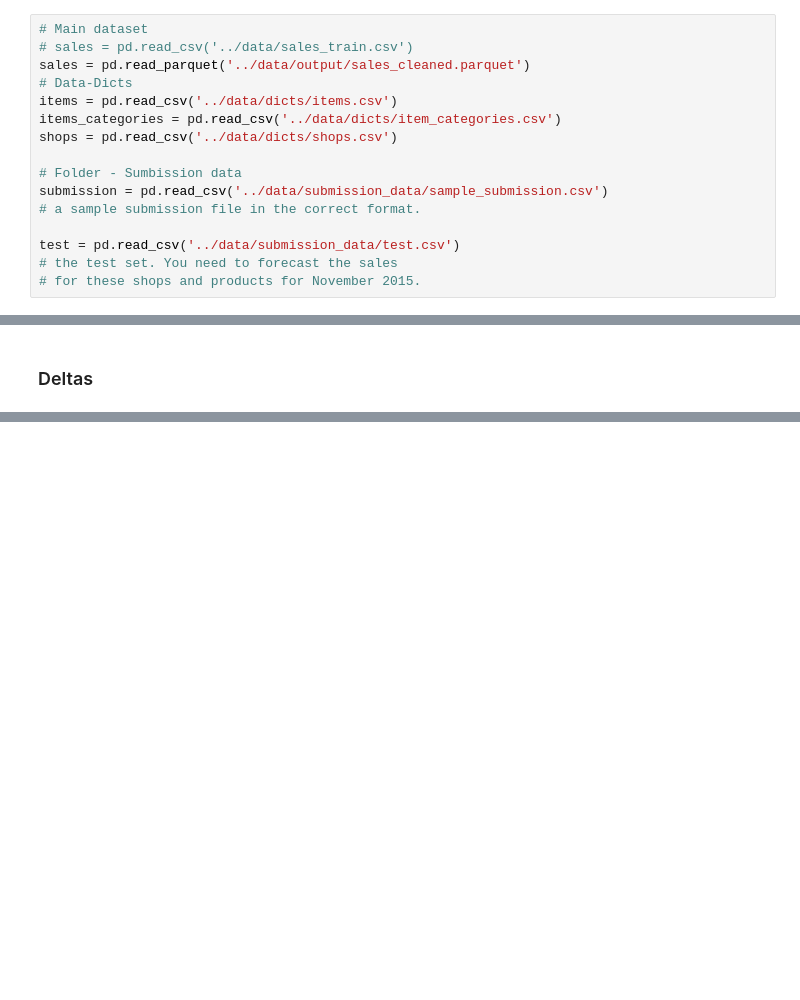
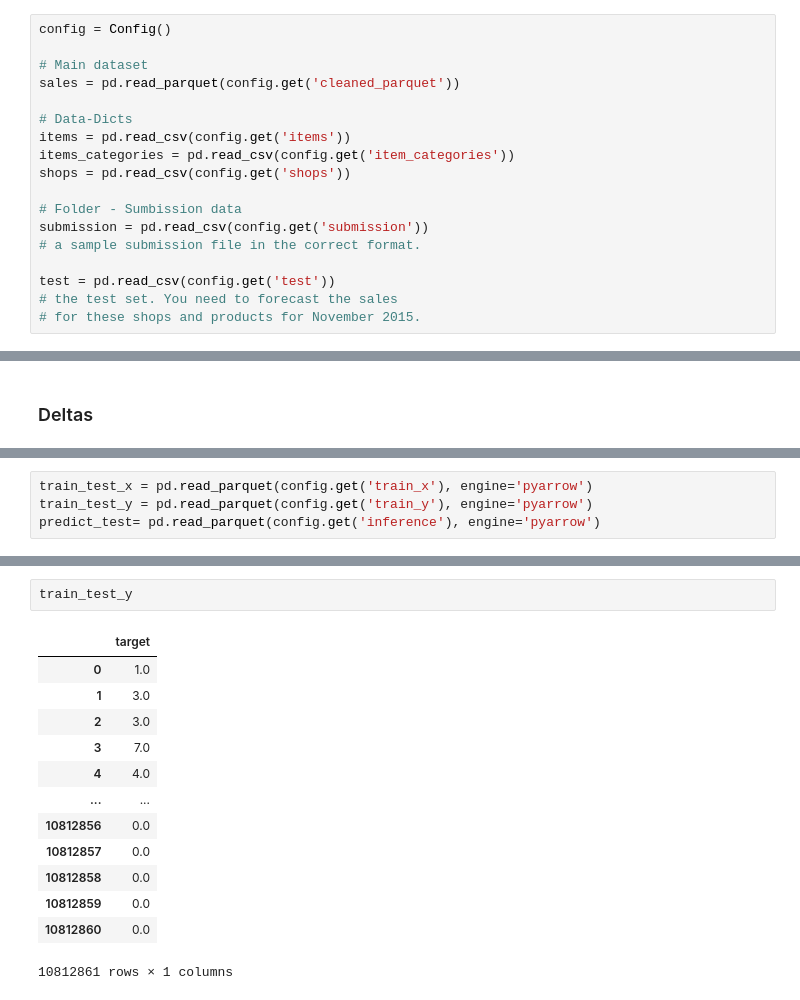
Before and after one commit to MarianSlassi/future_sales_prediction, a Jupyter notebook: notebooks/feature_engineering.ipynb, the cells around one changed output, grey strips where cells are left out. Drawn from its saved outputs; the diff is of its cells as text; blank space fills up the shorter version.

```diff
--- a/notebooks/feature_engineering.ipynb
+++ b/notebooks/feature_engineering.ipynb
@@ -19,17 +26,19 @@ from time import sleep
 # %%
+config = Config()
+
 # Main dataset
-# sales = pd.read_csv('../data/sales_train.csv')
-sales = pd.read_parquet('../data/output/sales_cleaned.parquet')
+sales = pd.read_parquet(config.get('cleaned_parquet'))
+
 # Data-Dicts
-items = pd.read_csv('../data/dicts/items.csv')
-items_categories = pd.read_csv('../data/dicts/item_categories.csv')
-shops = pd.read_csv('../data/dicts/shops.csv')
+items = pd.read_csv(config.get('items'))
+items_categories = pd.read_csv(config.get('item_categories'))
+shops = pd.read_csv(config.get('shops'))
 
 # Folder - Sumbission data
-submission = pd.read_csv('../data/submission_data/sample_submission.csv')
+submission = pd.read_csv(config.get('submission'))
 # a sample submission file in the correct format.
 
-test = pd.read_csv('../data/submission_data/test.csv')
+test = pd.read_csv(config.get('test'))
 # the test set. You need to forecast the sales
 # for these shops and products for November 2015.
 # %%
@@ -887,0 +1093,4 @@ df[]
+# %%
+train_test_x = pd.read_parquet(config.get('train_x'), engine='pyarrow')
+train_test_y = pd.read_parquet(config.get('train_y'), engine='pyarrow')
+predict_test= pd.read_parquet(config.get('inference'), engine='pyarrow')
@@ -887,0 +1149,16 @@ df[]
+# %%
+train_test_y
+# %% [output]
+|  | target |
+| 0 | 1.0 |
+| 1 | 3.0 |
+| 2 | 3.0 |
+| 3 | 7.0 |
+| 4 | 4.0 |
+| ... | ... |
+| 10812856 | 0.0 |
+| 10812857 | 0.0 |
+| 10812858 | 0.0 |
+| 10812859 | 0.0 |
+| 10812860 | 0.0 |
+10812861 rows × 1 columns
```
Also changed, not shown: parts of 44 cells of this notebook, 15 other files.
